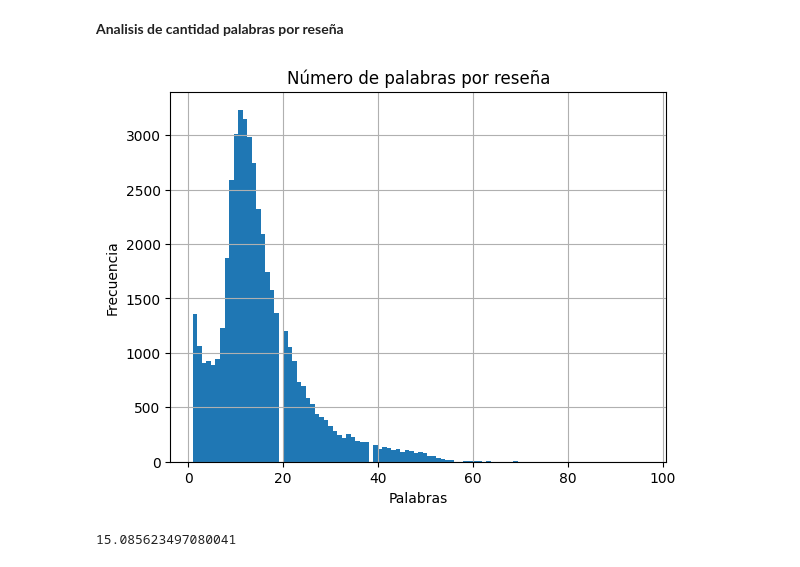
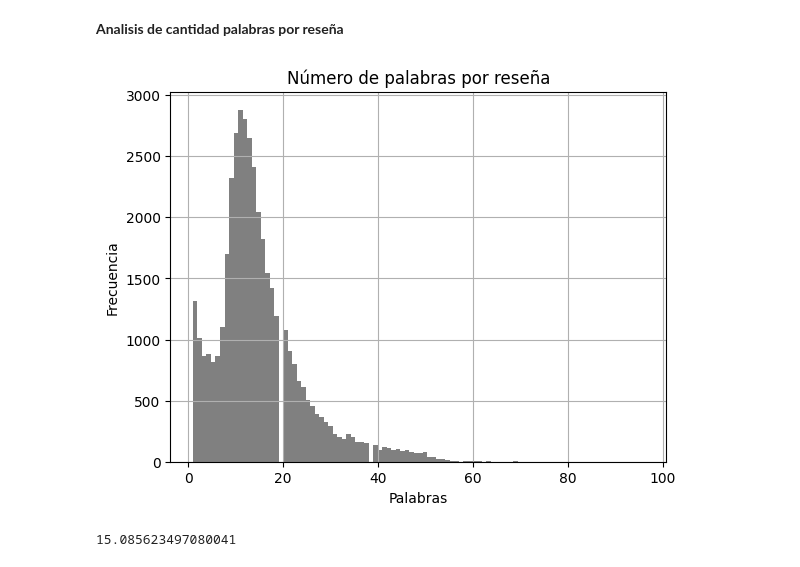
Before and after one commit to fsoria/Deap-Learning, a Jupyter notebook: NLP_Reviews_Netflix.ipynb, the cells around one changed output. Saved outputs shown, nothing was run; the diff lists cells and outputs as text; code cells hidden in the pictures.

```diff
--- a/NLP_Reviews_Netflix.ipynb
+++ b/NLP_Reviews_Netflix.ipynb
@@ -318,13 +318,13 @@ df.head()
 # %%
 words_per_review = df['cleaned_review'].apply(lambda x: len(x.split(" ")))
 
-words_per_review.hist(bins=100)
+words_per_review.hist(bins=100, color='gray')
 plt.title('Número de palabras por reseña')
 plt.xlabel('Palabras')
 plt.ylabel('Frecuencia')
 plt.show()
 # %% [output]
-[figure, old version]
+[figure, new version]
 # %%
 words_per_review.mean()
 # %% [output]
```
Also changed, not shown: parts of 1 cell of this notebook.
